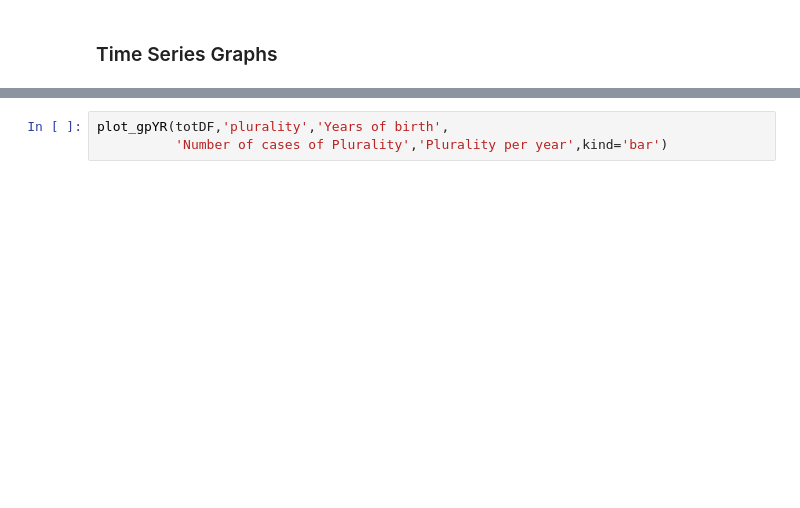
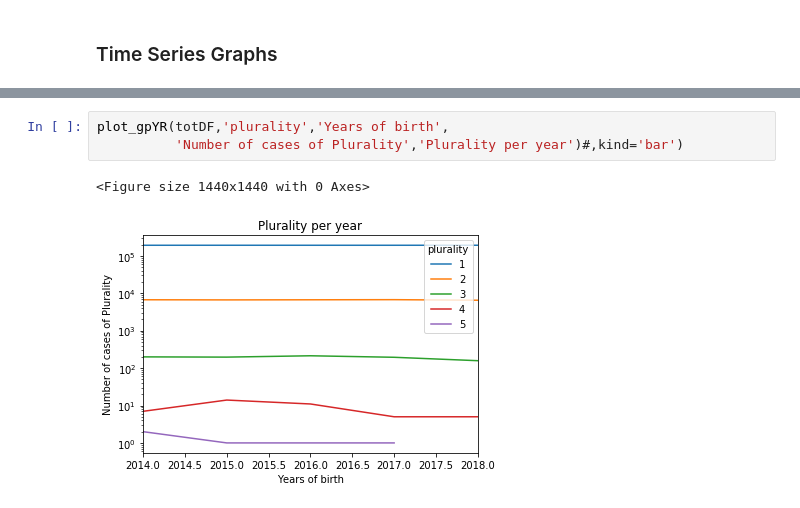
Before and after one commit to mkwasnica/CDC_capstone, a Jupyter notebook: notebooks/CHTimeSeries.ipynb, the cells around one changed output, grey strips where cells are left out. Saved outputs shown, nothing was run; the diff lists cells and outputs as text; blank space fills up the shorter version.

```diff
--- a/notebooks/CHTimeSeries.ipynb
+++ b/notebooks/CHTimeSeries.ipynb
@@ -130,3 +163,6 @@ plt.savefig('./Saved_Visualizations/plurality_ts.png')
 # %%
 plot_gpYR(totDF,'plurality','Years of birth',
-          'Number of cases of Plurality','Plurality per year',kind='bar')
+          'Number of cases of Plurality','Plurality per year')#,kind='bar')
+# %% [output]
+<Figure size 1440x1440 with 0 Axes>
+[figure, added]
```
Also changed, not shown: parts of 13 cells of this notebook, 7 other files.
